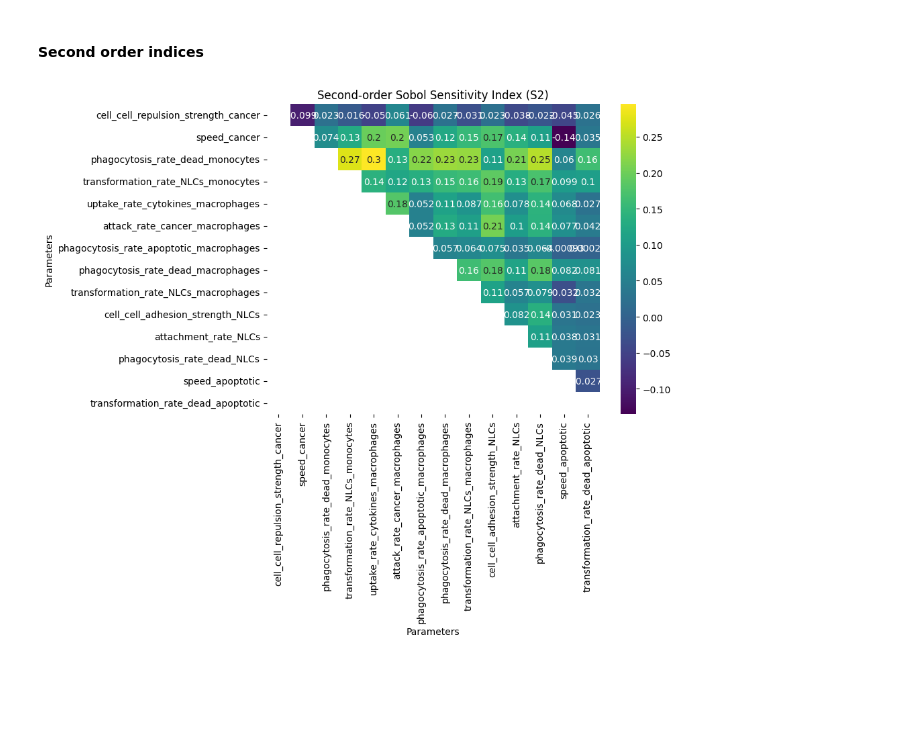
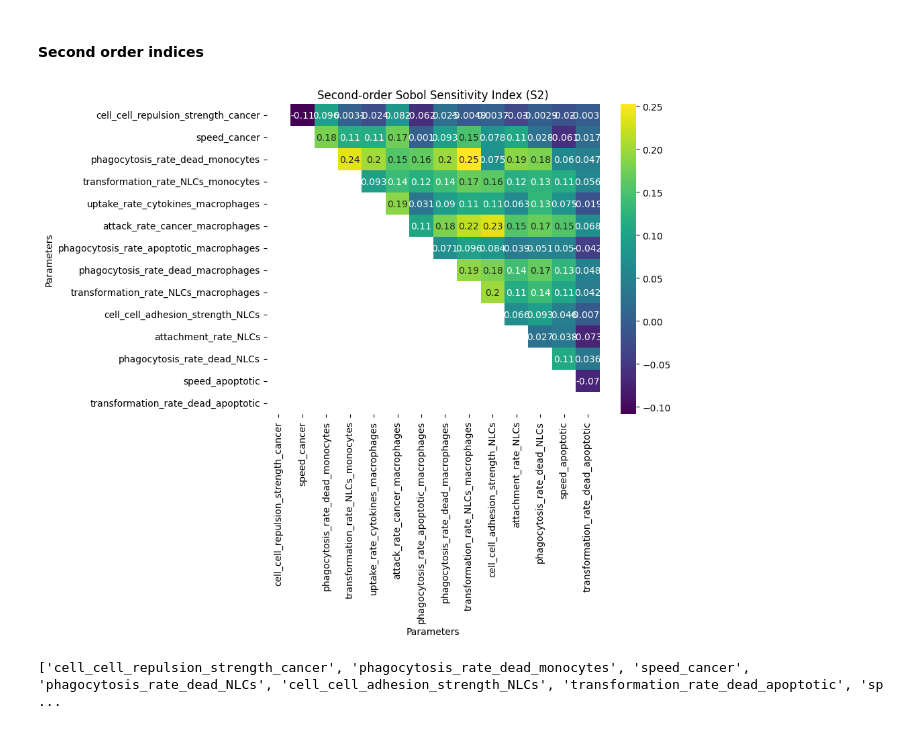
Before and after one commit to mhurtado13/NLC-CLL_HPC_exploration, a Jupyter notebook: Physicell_NLCs-CLL/scripts/SA_analysis.ipynb, the cells around one changed output. Drawn from its saved outputs; the diff is of its cells as text; code cells hidden in the pictures; blank space fills up the shorter version.

Commit message:
Select parameters for calibration

```diff
--- a/Physicell_NLCs-CLL/scripts/SA_analysis.ipynb
+++ b/Physicell_NLCs-CLL/scripts/SA_analysis.ipynb
@@ -102,0 +105,10 @@ plt.show()
+# %%
+top3_all = []
+for i in range(Si_ST.shape[0]):
+    top3_values = Si_ST.iloc[i].nlargest(3)  # Get the top 3 values
+    colnames_top3 = top3_values.index.tolist()  # Get corresponding column names
+    top3_all.extend(colnames_top3)  # Append to the list
+    print(f'Time point {i}: {colnames_top3}')
+
+unique_top3_viability = list(set(top3_all))  # Get unique values
+print(f'Important parameters cell viability: {unique_top3_viability}')
@@ -178,17 +226,23 @@ plt.show()
 # %%
 import seaborn as sns
 import matplotlib.pyplot as plt
 
 # Extract the S2 matrix from the Sobol analysis output
-S2_matrix = Si_S2[6]
+S2_matrix = Si_S2[3]
 
 # Create a heatmap
 plt.figure(figsize=(8, 6))  # Adjust figure size as needed
 sns.heatmap(S2_matrix, annot=True, cmap="viridis", xticklabels=problem['names'], yticklabels=problem['names'])
 
 plt.xlabel("Parameters")
 plt.ylabel("Parameters")
 plt.title("Second-order Sobol Sensitivity Index (S2)")
 plt.show()
 # %% [output]
-[figure, old version]
+[figure, new version]
+# %%
+parameters = unique_top3_viability + unique_top3_concentration
+parameters_final = list(set(parameters))
+print(parameters_final)
+# %% [output]
+['cell_cell_repulsion_strength_cancer', 'phagocytosis_rate_dead_monocytes', 'speed_cancer', 'phagocytosis_rate_dead_NLCs', 'cell_cell_adhesion_strength_NLCs', 'transformation_rate_dead_apoptotic', 'sp ...
```
Also changed, not shown: parts of 5 cells of this notebook.
